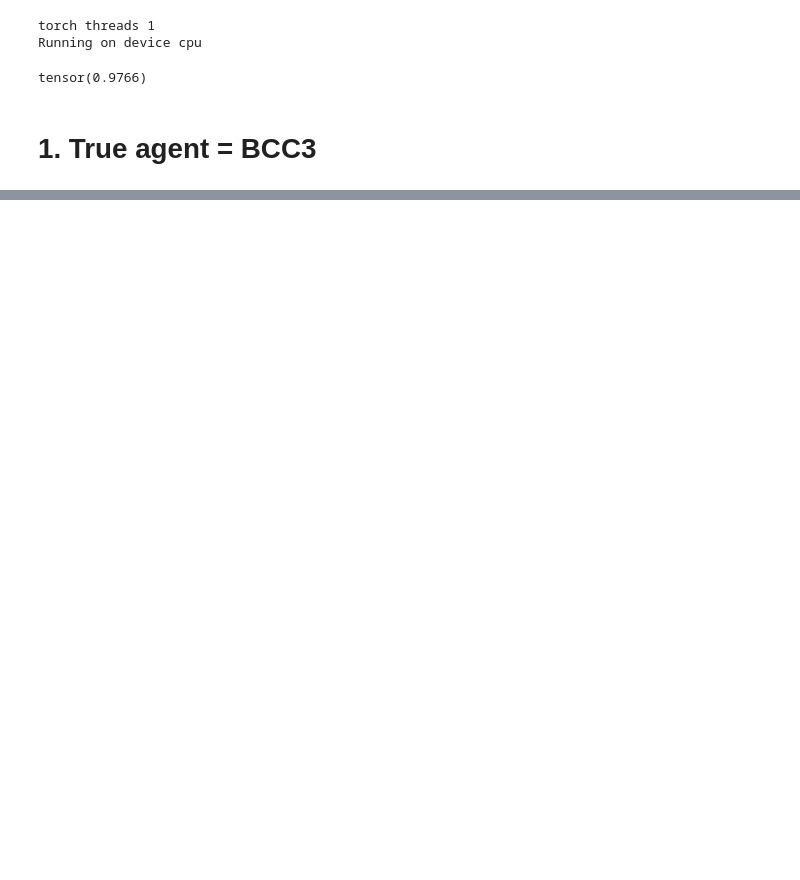
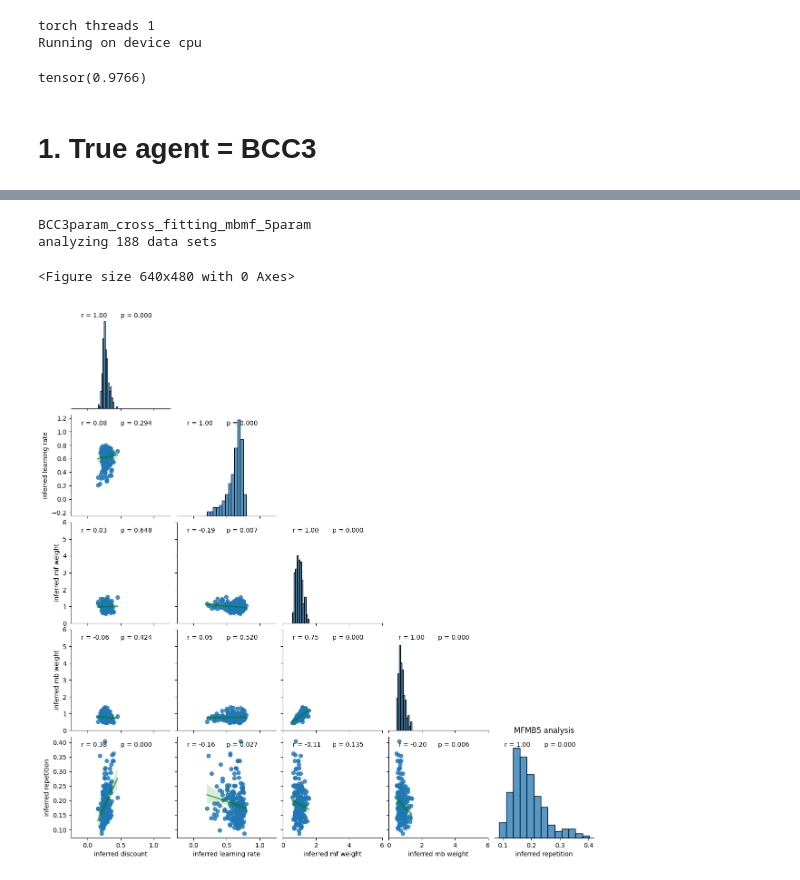
Before and after one commit to SSchwoebel/BayesianTwoStageTaskAnalysis, a Jupyter notebook: 3q_confusion_matrix.ipynb, the cells around one changed output, grey strips where cells are left out. Saved outputs shown, nothing was run; the diff lists cells and outputs as text; code cells hidden in the pictures; blank space fills up the shorter version.

```diff
--- a/3q_confusion_matrix.ipynb
+++ b/3q_confusion_matrix.ipynb
@@ -1291,0 +875,36 @@ ValueError: Could not interpret input 'predictive accuracy'
+# %%
+# prepare for saving results
+# make base filename and folder string
+BCC3_MFMB5_fname_base = "BCC3param_cross_fitting_"+MFMB5_agent_type
+print(BCC3_MFMB5_fname_base)
+# define folder where we want to save data
+# make base filename and folder string
+BCC3_MFMB5_base_dir = os.path.join(cross_fitting_folder,BCC3_MFMB5_fname_base[:-1])
+
+num_steps = 500
+
+BCC3_MFMB5_mean_df, BCC3_MFMB5_sample_df, BCC3_MFMB5_locs_df = load_MFMB_results(use_orig, MFMB5_use_p, restrict_alpha, max_dt, BCC3_MFMB5_base_dir, global_experiment_parameters, BCC3_data["valid"], BCC3_MFMB5_fname_base, num_steps, BCC3_data, MFMB5_param_names)
+
+BCC3_MFMB5_agent = ru.set_up_mbmf_inference_agent(n_agents, use_orig, MFMB5_use_p, restrict_alpha, max_dt, min_alpha, BCC3_MFMB5_base_dir, global_experiment_parameters, BCC3_data["valid"], remove_old=False)
+
+MFMB_param_ranges = [[0,1], [0,1], [0,max_dt], [0,max_dt]]
+MFMB_param_plot_ranges = [[-0.25,1.25], [-0.25,1.25], [0,max_dt], [0,max_dt]]
+MFMB_param_names = param_names.copy()
+
+plt.figure()
+vars_of_interest = ["inferred "+name for name in param_names]
+f = sns.pairplot(data=BCC3_MFMB5_mean_df, kind='reg', diag_kind="hist", corner=True,
+                    plot_kws={'line_kws': {'color': 'green', 'alpha': 0.6}},
+                    x_vars=vars_of_interest, y_vars=vars_of_interest)
+f.map(ru.annot_corrfunc)
+for p, p_range in enumerate(MFMB_param_plot_ranges):
+    f.axes[3,p].set_xlim(p_range)
+    f.axes[p,0].set_ylim(p_range)
+plt.title("MFMB5 analysis")
+#plt.savefig(os.path.join(base_dir, fname_str+"_pairplot_means_inferred_corr.svg"))
+plt.show()
+# %% [output]
+BCC3param_cross_fitting_mbmf_5param
+analyzing 188 data sets
+<Figure size 640x480 with 0 Axes>
+[figure, added]
```
Also changed, not shown: parts of 58 cells of this notebook, 31 other files.
